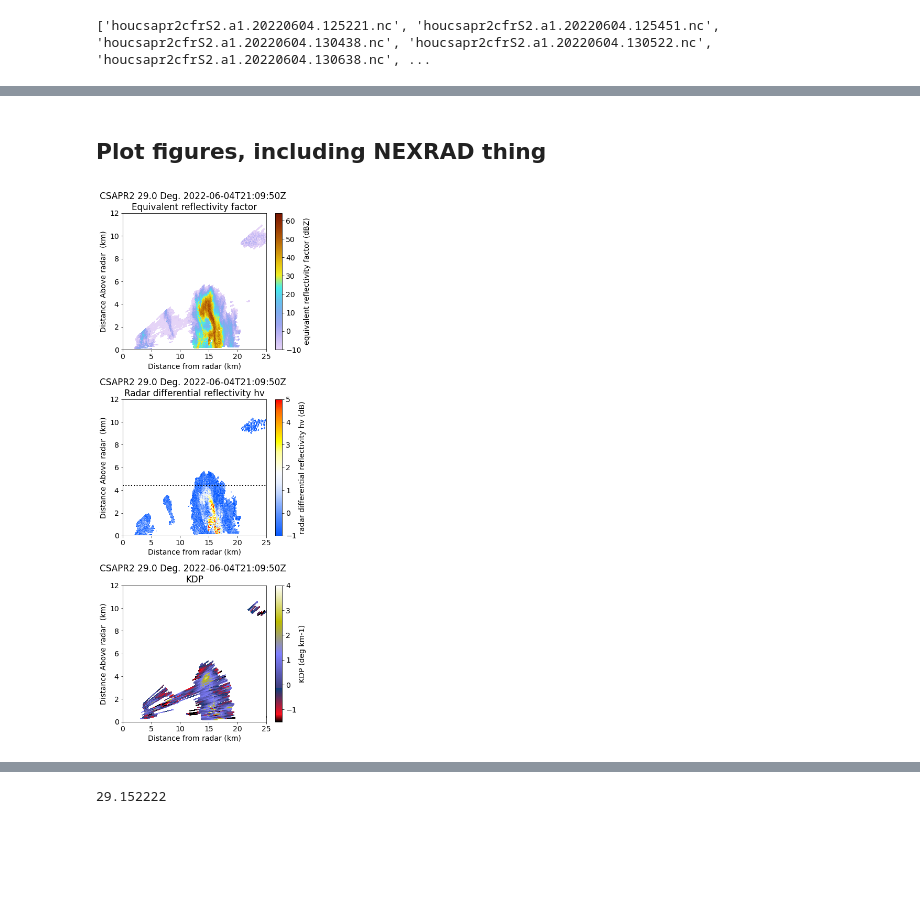
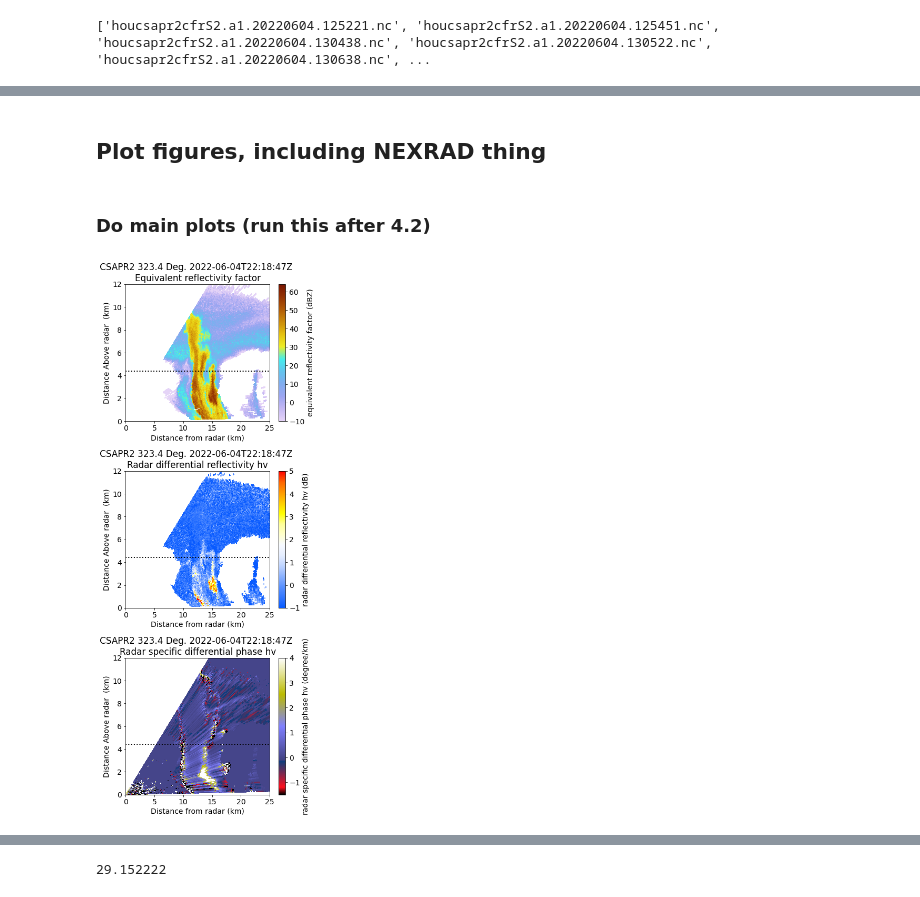
Before and after one commit to mvanlierwalq/csapr_lma_tracer_00, a Jupyter notebook: CSAPR_TRACER_dl_and_plot_00.ipynb, the cells around one changed output, grey strips where cells are left out. Cells and saved outputs as stored; diff of their text form; code cells hidden in the pictures; blank space fills up the shorter version.

```diff
--- a/CSAPR_TRACER_dl_and_plot_00.ipynb
+++ b/CSAPR_TRACER_dl_and_plot_00.ipynb
@@ -74,8 +74,8 @@ enddate   = "2022-06-04"
 #..Download a single time
 #startdate = "2022-06-02T21:07:00"
 #enddate = "2022-06-02T21:08:00"
-startdate = "2022-06-04"
-enddate = "2022-06-04"
+startdate = "2022-06-04T19:00:00"
+enddate = "2022-06-04T23:00:00"
 june4_csapr_files = act.discovery.download_data(username,token,datastream,
                                                     startdate,enddate,time='210735')
 # %% [output]
@@ -87,18 +88,19 @@ melt_0604 = 4400/1000.
 #..Downlaod CSAPR data or just load in pre-existing filenames
 brand_new = False
 if brand_new:
-    june4_csapr_files = act.discovery.download_data(username,token,datastream,
+    june17_csapr_files = act.discovery.download_data(username,token,datastream,
                                                     startdate,enddate)
 else:
     basepath = './houcsapr2cfrS2.a1/'
+    #basepath = '/home/marcus/marcus_data/ASR_TRACER_data/houscsapr2cfrS2_0604/'
     numfiles = 0
     filepre = 'houcsapr'
-    june4_csapr_files = []
+    june17_csapr_files = []
     for root,dirs,files in walklevel(basepath,level=1):
         for file in files:
             if file.startswith(filepre): #change start with as string
-                june4_csapr_files.append(file)
+                june17_csapr_files.append(file)
                 numfiles += 1
-june4_csapr_files = sorted(june4_csapr_files)
+june17_csapr_files = sorted(june17_csapr_files)
 print(numfiles)
 # %% [output]
@@ -266,41 +258,46 @@ Performing DSD calculations
-# %% [markdown]
-## Plot figures, including NEXRAD thing
+# %% [markdown]
+## Plot figures, including NEXRAD thing
+# %% [markdown]
+### Do main plots (run this after 4.2)
 # %%
-fname = june4_csapr_files[243]
+#...This is an example to test plotting
+fname = june4_csapr_files[393]
 radar = pyart.io.read(testpath+fname[:-3]+'_proc.nc')
 #..
 maxx = 25
 maxz = 12
 fig = plt.figure(figsize=(6, 15))
 ax = fig.add_subplot(311)
 display = pyart.graph.RadarDisplay(radar)
 display.plot("reflectivity", 0,vmin=-10,vmax=64,cmap=pcm.LangRainbow12)
+ax.plot([0,maxx],[melt_0604,melt_0604],'k:',lw=2)
 ax.set_xlim(0,maxx)
 ax.set_ylim(0,maxz)
 #..
 ax = fig.add_subplot(312)
 display = pyart.graph.RadarDisplay(radar)
 #display.plot("differential_reflectivity", 0)
 #display.plot("differential_reflectivity",0,vmin=-1,vmax=5,
 display.plot("attenuation_corrected_differential_reflectivity",0,vmin=-1,vmax=5,
              cmap=pcm.BuOrR14, mask_tuple=['reflectivity', -5.])
              #cmap=pcm.RefDiff)
              #cmap=pcm.RefDiff)
 ax.plot([0,maxx],[melt_0604,melt_0604],'k:',lw=2)
 ax.set_xlim(0,maxx)
 ax.set_ylim(0,maxz)
 #..
 ax = fig.add_subplot(313)
 display = pyart.graph.RadarDisplay(radar)
-display.plot("KDP_CSU", 0,vmin=-1.5,vmax=4.,cmap=cm.gist_stern)
-#display.plot("specific_differential_phase", 0,vmin=-1.5,vmax=4.,cmap=cm.gist_stern)
+#display.plot("KDP_CSU", 0,vmin=-1.5,vmax=4.,cmap=cm.gist_stern)
+display.plot("specific_differential_phase", 0,vmin=-1.5,vmax=4.,cmap=cm.gist_stern)
+ax.plot([0,maxx],[melt_0604,melt_0604],'k:',lw=2)
 ax.set_xlim(0,maxx)
 ax.set_ylim(0,maxz)
 fig.patch.set_facecolor('white')
 fig.tight_layout()
-#fig.savefig(f"quicklooks/{radar.scan_type}/{Path(file).stem}.png", dpi=200)
+fig.savefig("example_defkdp.png", dpi=200)
 #plt.close(fig)
 #fig.clf()
 # %% [output]
-[figure, old version]
+[figure, new version]
 # %%
```
Also changed, not shown: parts of 48 cells of this notebook.
